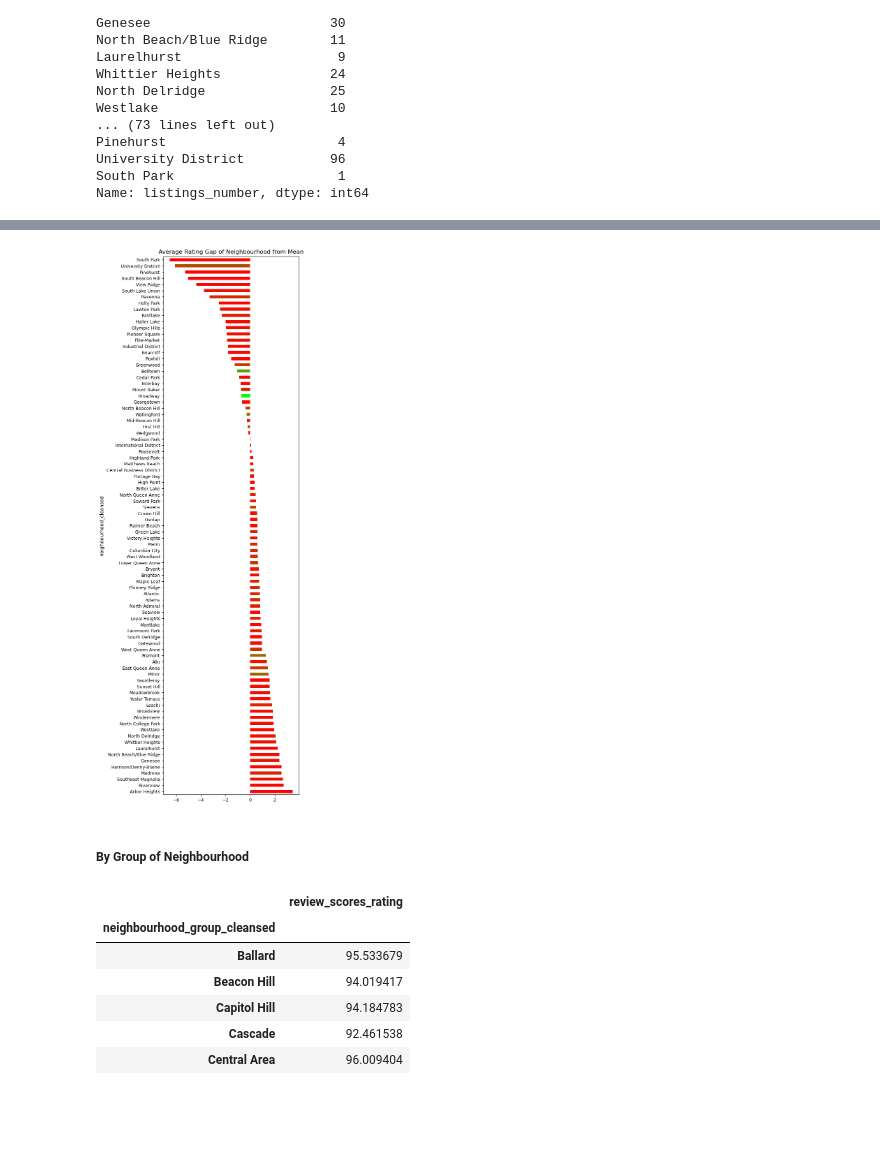
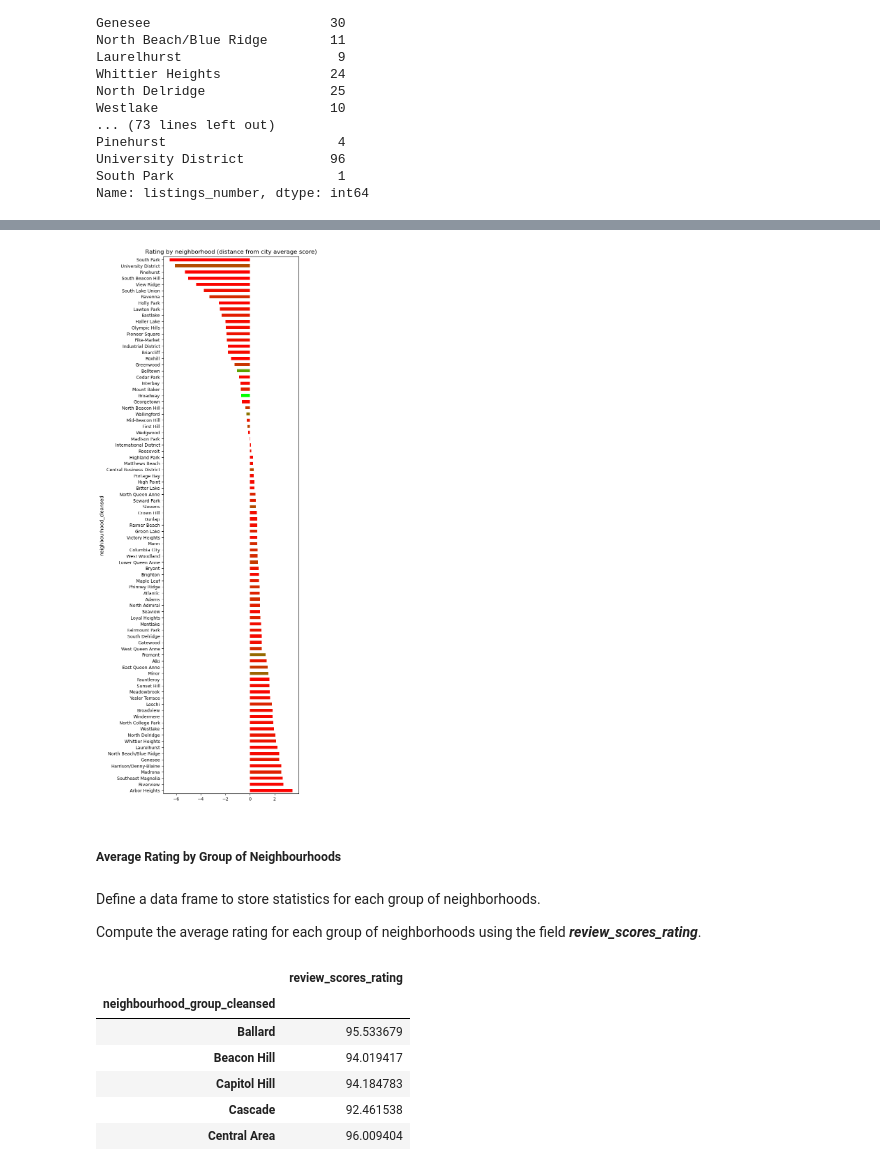
Before and after one commit to Carlo-Giordana/seattle_airbnb, a Jupyter notebook: Do Ratings Depend on Location.ipynb, the cells around one changed output, grey strips where cells are left out. Drawn from its saved outputs; the diff is of its cells as text; code cells hidden in the pictures; blank space fills up the shorter version.

```diff
--- a/Do Ratings Depend on Location.ipynb
+++ b/Do Ratings Depend on Location.ipynb
@@ -33,7 +33,7 @@ import seaborn as sns
 # %% [markdown]
 ##### Import Datasets
 # %%
-df_listings = pd.read_csv('./seattle_airbnb_data/listings.csv')
+df_listings = pd.read_csv('./listings.csv')
 df_listings.head()
 # %% [output]
 |  | id | listing_url | scrape_id | last_scraped | name | summary | space | description | ... |
@@ -146,12 +191,16 @@ Name: listings_number, dtype: int64
 # %%
 gradient = avg_rating_neighbourhood.listings_number / max(avg_rating_neighbourhood.listings_number)
 colors = [(1-x, x, 0) for x in gradient]
 avg_rating_neighbourhood.plot.barh(y = 'gap', color=colors,  legend=False, figsize = (5,20)).tick_params(axis='both', labelsize=9);
-plt.title("Average Rating Gap of Neighbourhood from Mean");
+plt.title("Rating by neighborhood (distance from city average score)");
 # %% [output]
-[figure, old version]
+[figure, new version]
 # %% [markdown]
-##### By Group of Neighbourhood
+##### Average Rating by Group of Neighbourhoods
+# %% [markdown]
+Define a data frame to store statistics for each group of neighborhoods.
+
+Compute the average rating for each group of neighborhoods using the field ***review_scores_rating***.
 # %%
 avg_rating_neighbourhood_gr = pd.DataFrame(df_ratedListings.groupby(['neighbourhood_group_cleansed'])['review_scores_rating'].mean())
 avg_rating_neighbourhood_gr
```
Also changed, not shown: parts of 39 cells of this notebook, 1 other file.
